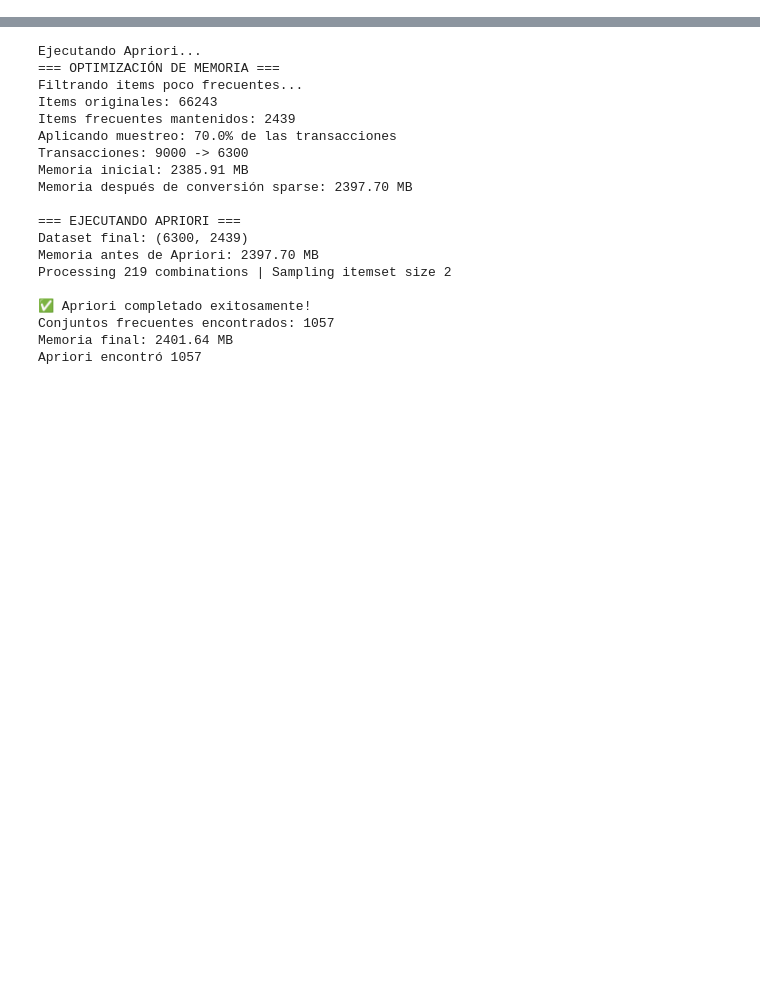
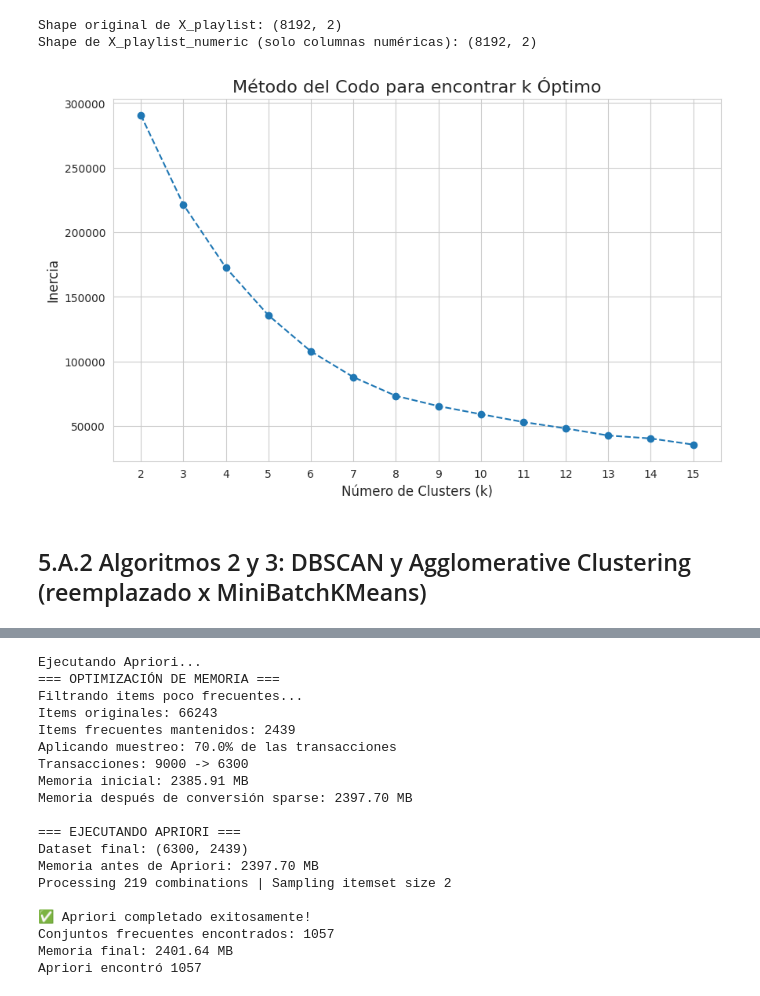
Before and after one commit to fabianlgomez/mpd-PlaylistSimilarity-unal, a Jupyter notebook: associationRules&Clustering.ipynb, the cells around one changed output, grey strips where cells are left out. Cells and saved outputs as stored; diff of their text form; code cells hidden in the pictures; blank space fills up the shorter version.

```diff
--- a/associationRules&Clustering.ipynb
+++ b/associationRules&Clustering.ipynb
@@ -46,19 +46,22 @@ plt.rcParams['axes.labelsize'] = 12
 
 # --- Cargar los datos preprocesados ---
 data_path = Path("data/processed_for_modeling")
+#Datos de playlist full
+df_playlist = pd.read_parquet(data_path / "df_playlist_full.parquet")
 
-# Datos para Reglas de Asociación
+
+Datos para Reglas de Asociación
 df_transactions = pd.read_parquet(data_path / "transactions_matrix.parquet")
 
-# Datos para Clustering de Tracks
-tracks_pca = pd.read_parquet(data_path / "tracks_pca_components.parquet")
-tracks_umap = pd.read_parquet(data_path / "tracks_umap_embedding.parquet")
+# Datos para Clustering de Playlist
+playlist_pca = pd.read_parquet(data_path / "playlist_pca_components.parquet")
+playlist_umap = pd.read_parquet(data_path / "playlist_umap_embedding.parquet")
 
 # DataFrame completo para agregación a nivel de playlist
-df_processed = pd.read_parquet(data_path / "df_processed_full.parquet")
+playlist_for_clustering = pd.read_parquet(data_path / "playlist_for_clustering.parquet")
 
 print("Datos cargados exitosamente.")
-print(f"Matriz de transacciones shape: {df_transactions.shape}")
-print(f"DataFrame para clustering de tracks shape: {tracks_pca.shape}")
+# print(f"Matriz de transacciones shape: {df_transactions.shape}")
+print(f"DataFrame para clustering de playlist shape: {playlist_pca.shape}")
 # %% [output]
 Datos cargados exitosamente.
@@ -69,0 +112,39 @@ Usaremos la matriz df_transactions para descubrir qué canciones tienden a apare
+# %%
+# --- 5.A.1 K-Means (Versión Corregida) ---
+# Usamos el método del codo (Elbow Method) para encontrar un buen valor para k
+
+X_playlist = playlist_umap.copy() # Datos de entrada originales
+
+# --- LA CORRECCIÓN ESTÁ AQUÍ ---
+# K-Means solo puede trabajar con números. Nos aseguramos de seleccionar solo las columnas numéricas.
+# El error 'could not convert string to float: 'Party'' indica que columnas de texto se colaron.
+X_playlist_numeric = X_playlist.select_dtypes(include=np.number)
+
+print(f"Shape original de X_playlist: {X_playlist.shape}")
+print(f"Shape de X_playlist_numeric (solo columnas numéricas): {X_playlist_numeric.shape}\n")
+
+
+# --- Continuación del código original, usando el DataFrame NUMÉRICO ---
+inertia = []
+K_range = range(2, 16) # Probaremos con k de 2 a 15
+
+for k in K_range:
+    kmeans = KMeans(n_clusters=k, random_state=42, n_init=10)
+    # Usamos el DataFrame NUMÉRICO para el ajuste
+    kmeans.fit(X_playlist_numeric)
+    inertia.append(kmeans.inertia_)
+
+# Graficar el codo
+plt.figure(figsize=(10, 6))
+plt.plot(K_range, inertia, marker='o', linestyle='--')
+plt.xlabel('Número de Clusters (k)')
+plt.ylabel('Inercia')
+plt.title('Método del Codo para encontrar k Óptimo')
+plt.xticks(K_range)
+plt.show()
+# %% [output]
+Shape original de X_playlist: (8192, 2)
+Shape de X_playlist_numeric (solo columnas numéricas): (8192, 2)
+[figure, added]
+# %% [markdown]
+## 5.A.2 Algoritmos 2 y 3: DBSCAN y Agglomerative Clustering (reemplazado x MiniBatchKMeans)
```
Also changed, not shown: parts of 44 cells of this notebook.
